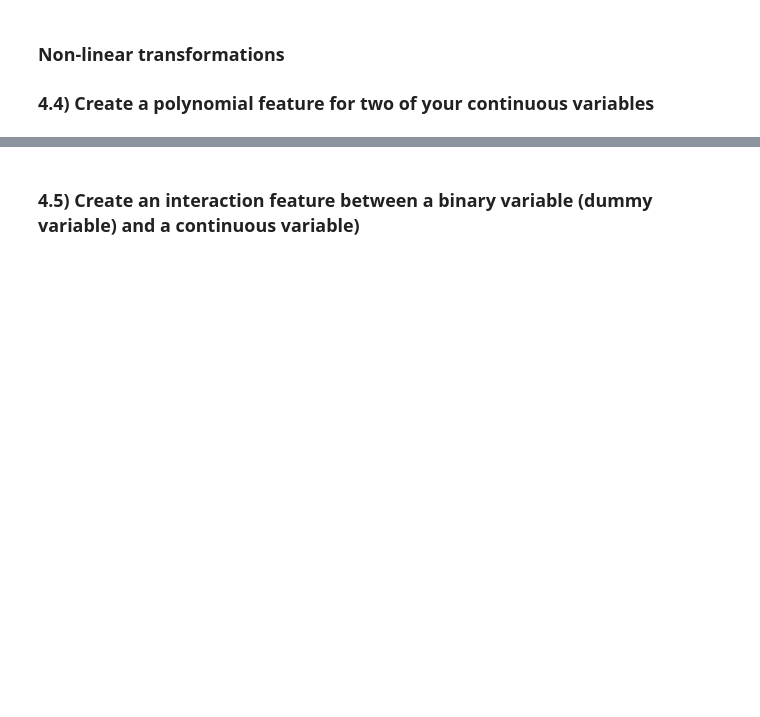
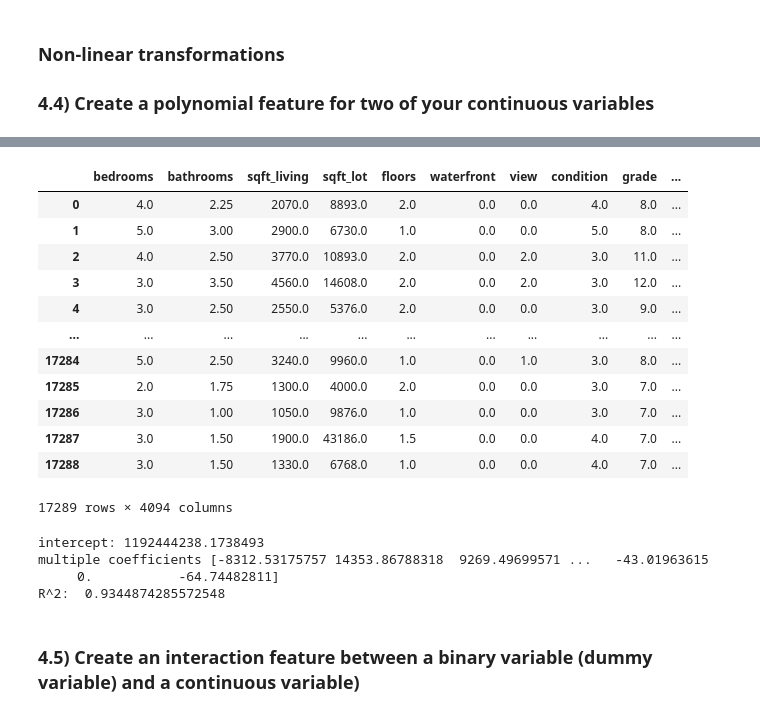
Before and after one commit to wooyounghong/House_price_predictions_bakeoff, a Jupyter notebook: Wayne_Modeling_Process.ipynb, the cells around one changed output, grey strips where cells are left out. Drawn from its saved outputs; the diff is of its cells as text; code cells hidden in the pictures; blank space fills up the shorter version.

```diff
--- a/Wayne_Modeling_Process.ipynb
+++ b/Wayne_Modeling_Process.ipynb
@@ -424,0 +499,12 @@ Name: is_renovated, dtype: int64
+# %%
+# Convert zipcode columns into str because poly func does not take int as col
+
+train_df.columns = train_df.columns.map(lambda x: 'zip_' + str(x) if type(x) != str else x)
+# %%
+from sklearn.preprocessing import PolynomialFeatures
+df_features = train_df[train_df.columns[1:]]
+poly = PolynomialFeatures(degree=2, include_bias=False)
+poly_data = poly.fit_transform(df_features)
+print(poly_data)
+print(df_features.columns)
+poly_columns = poly.get_feature_names(df_features.columns)
@@ -425,2 +522,37 @@ Name: is_renovated, dtype: int64
+# %%
+df_poly = pd.DataFrame(poly_data, columns=poly_columns)
+# %%
+df_poly
+# %% [output]
+|  | bedrooms | bathrooms | sqft_living | sqft_lot | floors | waterfront | view | condition | grade | ... |
+| 0 | 4.0 | 2.25 | 2070.0 | 8893.0 | 2.0 | 0.0 | 0.0 | 4.0 | 8.0 | ... |
+| 1 | 5.0 | 3.00 | 2900.0 | 6730.0 | 1.0 | 0.0 | 0.0 | 5.0 | 8.0 | ... |
+| 2 | 4.0 | 2.50 | 3770.0 | 10893.0 | 2.0 | 0.0 | 2.0 | 3.0 | 11.0 | ... |
+| 3 | 3.0 | 3.50 | 4560.0 | 14608.0 | 2.0 | 0.0 | 2.0 | 3.0 | 12.0 | ... |
+| 4 | 3.0 | 2.50 | 2550.0 | 5376.0 | 2.0 | 0.0 | 0.0 | 3.0 | 9.0 | ... |
+| ... | ... | ... | ... | ... | ... | ... | ... | ... | ... | ... |
+| 17284 | 5.0 | 2.50 | 3240.0 | 9960.0 | 1.0 | 0.0 | 1.0 | 3.0 | 8.0 | ... |
+| 17285 | 2.0 | 1.75 | 1300.0 | 4000.0 | 2.0 | 0.0 | 0.0 | 3.0 | 7.0 | ... |
+| 17286 | 3.0 | 1.00 | 1050.0 | 9876.0 | 1.0 | 0.0 | 0.0 | 3.0 | 7.0 | ... |
+| 17287 | 3.0 | 1.50 | 1900.0 | 43186.0 | 1.5 | 0.0 | 0.0 | 4.0 | 7.0 | ... |
+| 17288 | 3.0 | 1.50 | 1330.0 | 6768.0 | 1.0 | 0.0 | 0.0 | 4.0 | 7.0 | ... |
+17289 rows × 4094 columns
+# %%
+# Linear Regression Model with poly:
+from sklearn.linear_model import LinearRegression
+#instantiate a linear regression object
+lm_poly = LinearRegression()
+
+#fit the linear regression to the data
+lm_poly = lm_poly.fit(df_poly, train_df['price'])
+#access output
+print('intercept:', lm_poly.intercept_)
+print('multiple coefficients', lm_poly.coef_)
+print("R^2: ", lm_poly.score(df_poly, train_df['price']))
+# %% [output]
+intercept: 1192444238.1738493
+multiple coefficients [-8312.53175757 14353.86788318  9269.49699571 ...   -43.01963615
+     0.           -64.74482811]
+R^2:  0.9344874285572548
 # %% [markdown]
 ### 4.5) Create an interaction feature between a binary variable (dummy variable) and a continuous variable)
```
Also changed, not shown: parts of 17 cells of this notebook.
